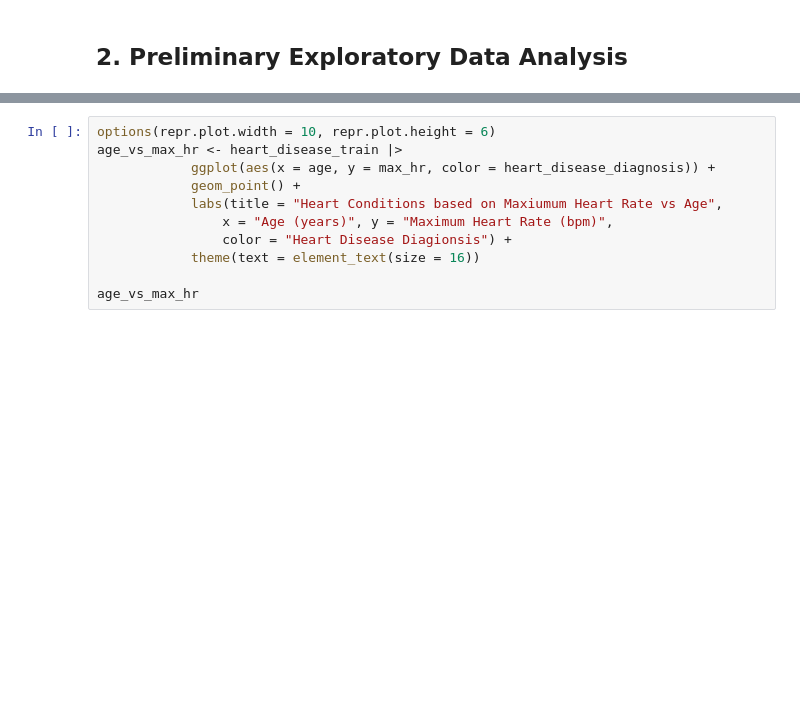
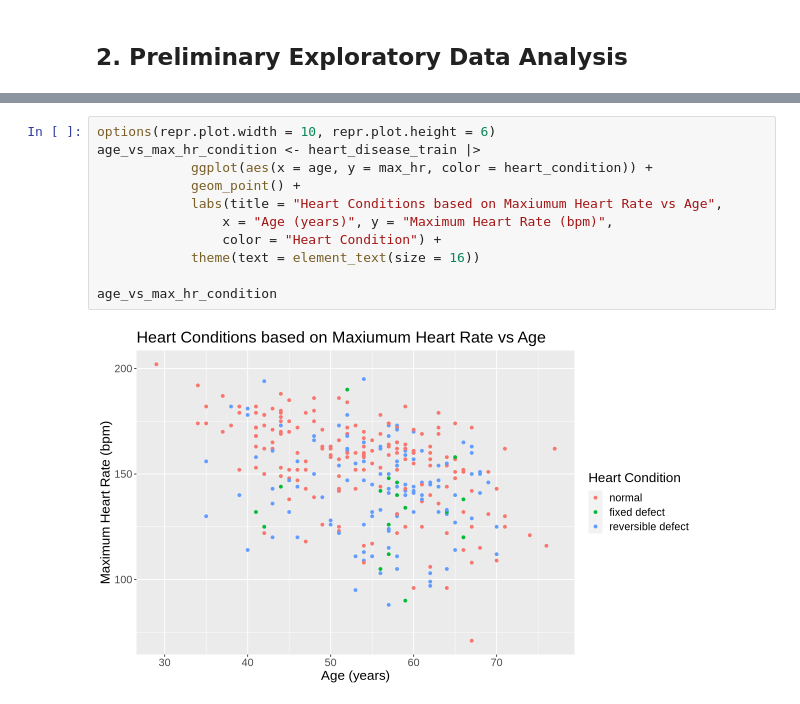
Before and after one commit to davidtheophine/dsci100-project, a Jupyter notebook: heart_disease_proposal.ipynb, the cells around one changed output, grey strips where cells are left out. Saved outputs shown, nothing was run; the diff lists cells and outputs as text; blank space fills up the shorter version.

```diff
--- a/heart_disease_proposal.ipynb
+++ b/heart_disease_proposal.ipynb
@@ -70,14 +196,16 @@ age_vs_max_hr
 # %%
 options(repr.plot.width = 10, repr.plot.height = 6)
-age_vs_max_hr <- heart_disease_train |>
-            ggplot(aes(x = age, y = max_hr, color = heart_disease_diagnosis)) +
+age_vs_max_hr_condition <- heart_disease_train |>
+            ggplot(aes(x = age, y = max_hr, color = heart_condition)) +
             geom_point() +
             labs(title = "Heart Conditions based on Maxiumum Heart Rate vs Age",
                 x = "Age (years)", y = "Maximum Heart Rate (bpm)",
-                color = "Heart Disease Diagionsis") +
+                color = "Heart Condition") +
             theme(text = element_text(size = 16))
 
-age_vs_max_hr
+age_vs_max_hr_condition
+# %% [output]
+[figure, added]
 # %%
 options(repr.plot.width = 8, repr.plot.height = 6)
 
```
Also changed, not shown: parts of 11 cells of this notebook.
